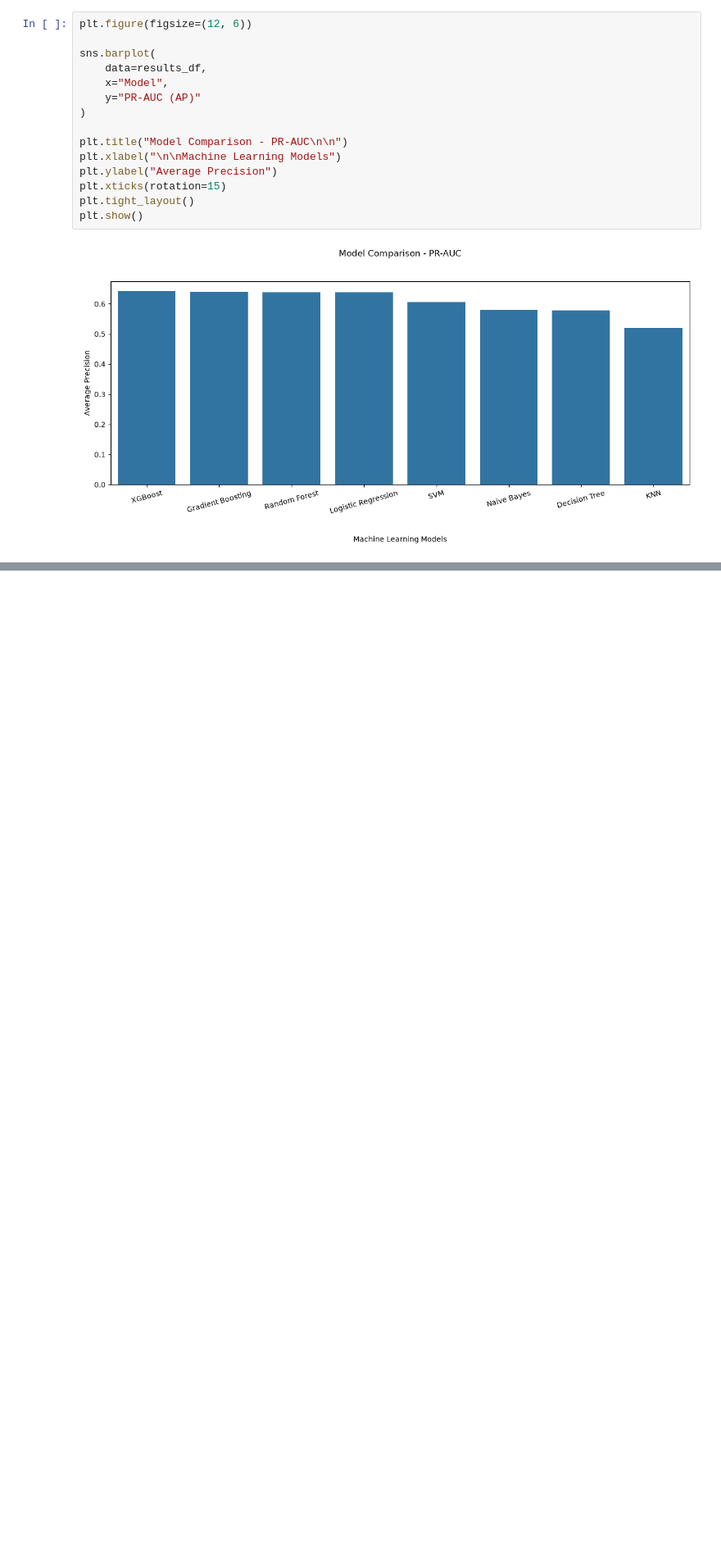
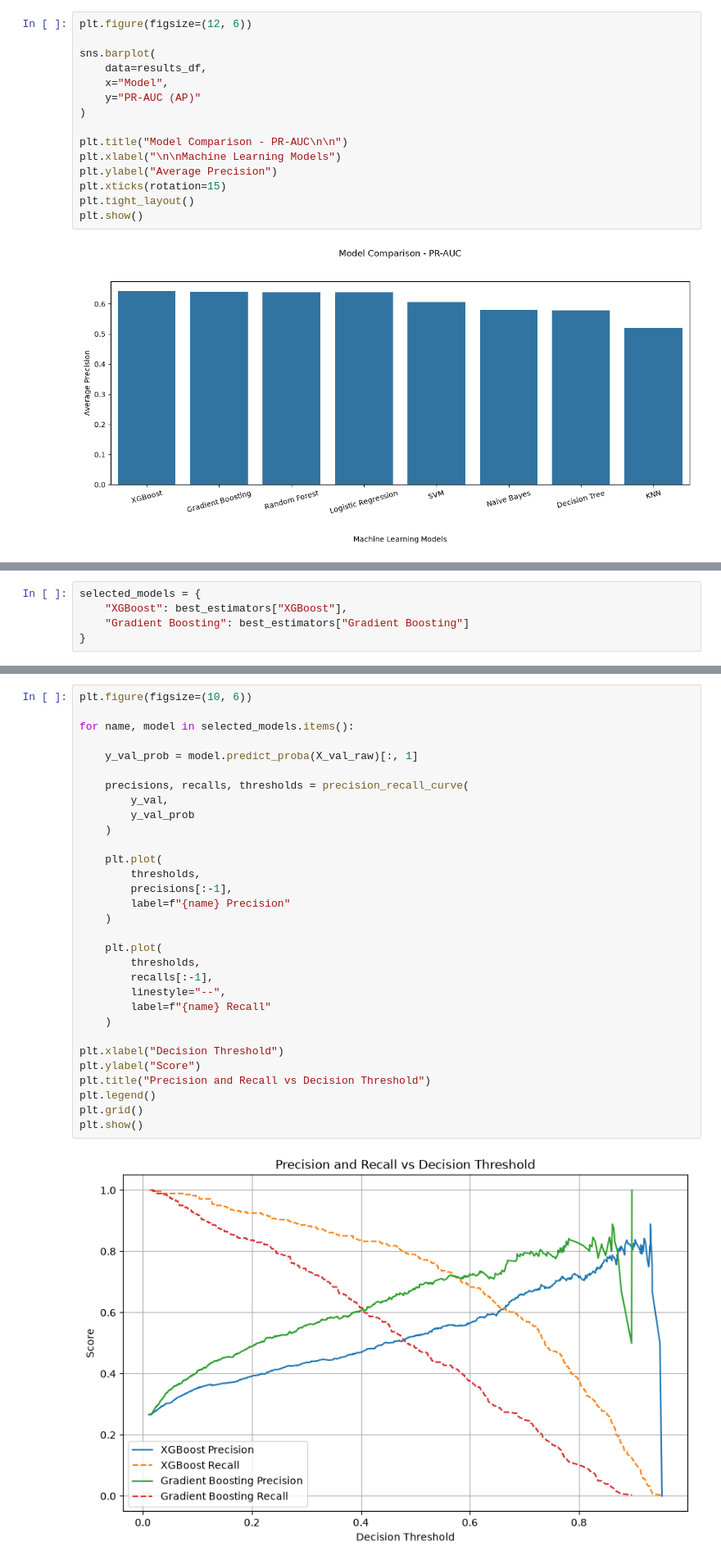
Before and after one commit to rifat9754/Customer-Churn-Prediction, a Jupyter notebook: notebooks/03_model_training.ipynb, the cells around one changed output, grey strips where cells are left out. Shown at 82% size. Cells and saved outputs as stored; diff of their text form; blank space fills up the shorter version.

```diff
--- a/notebooks/03_model_training.ipynb
+++ b/notebooks/03_model_training.ipynb
@@ -479,0 +804,5 @@ plt.show()
+# %%
+selected_models = {
+    "XGBoost": best_estimators["XGBoost"],
+    "Gradient Boosting": best_estimators["Gradient Boosting"]
+}
@@ -479,0 +843,33 @@ plt.show()
+# %%
+plt.figure(figsize=(10, 6))
+
+for name, model in selected_models.items():
+
+    y_val_prob = model.predict_proba(X_val_raw)[:, 1]
+
+    precisions, recalls, thresholds = precision_recall_curve(
+        y_val,
+        y_val_prob
+    )
+
+    plt.plot(
+        thresholds,
+        precisions[:-1],
+        label=f"{name} Precision"
+    )
+
+    plt.plot(
+        thresholds,
+        recalls[:-1],
+        linestyle="--",
+        label=f"{name} Recall"
+    )
+
+plt.xlabel("Decision Threshold")
+plt.ylabel("Score")
+plt.title("Precision and Recall vs Decision Threshold")
+plt.legend()
+plt.grid()
+plt.show()
+# %% [output]
+[figure, added]
```
Also changed, not shown: parts of 37 cells of this notebook, 1 other file.
